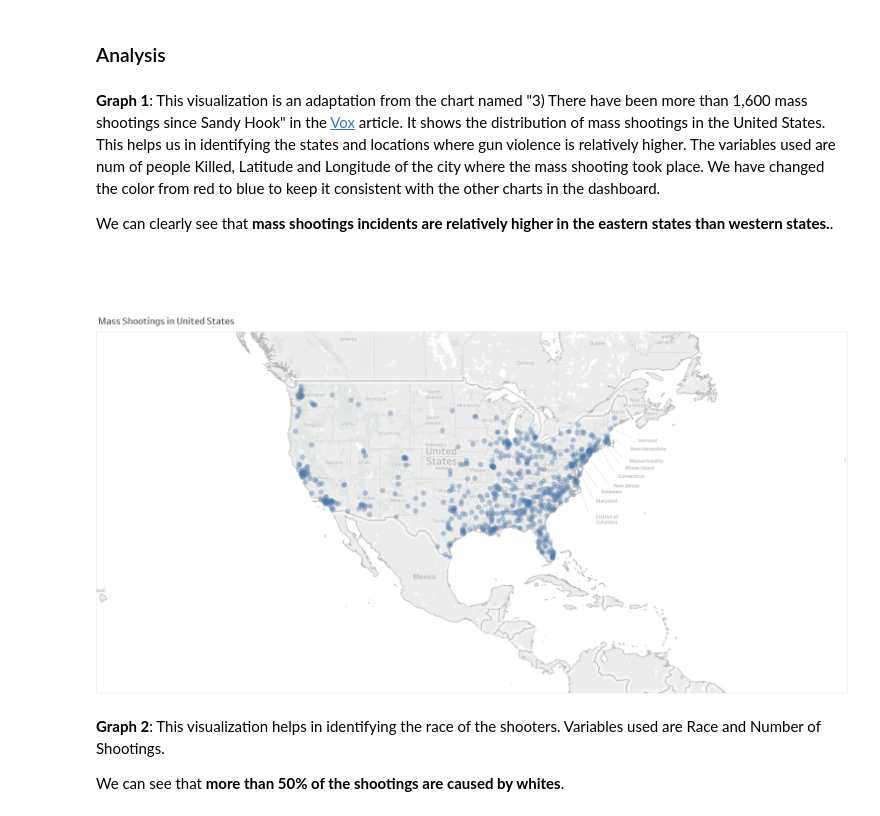
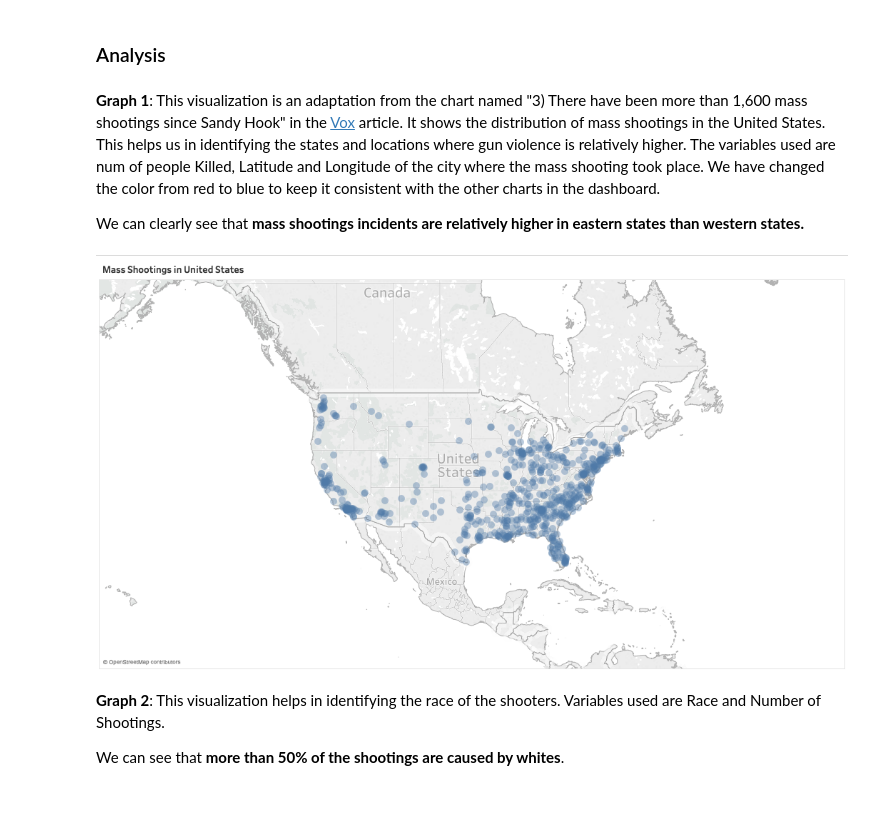
Before and after one commit to pragyansharma24/Gun-Violence-in-United-States, a Jupyter notebook: Gun_Violence_in_the_United_States_First_Version.ipynb, the cells around one changed output. Saved outputs shown, nothing was run; the diff lists cells and outputs as text; code cells hidden in the pictures.

```diff
--- a/Gun_Violence_in_the_United_States_First_Version.ipynb
+++ b/Gun_Violence_in_the_United_States_First_Version.ipynb
@@ -394,11 +390,11 @@ mass_shooting_data.groupby('Year')['num_Killed'].sum()\
 # %% [markdown]
 **Graph 1**: This visualization is an adaptation from the chart named "3) There have been more than 1,600 mass shootings since Sandy Hook" in the [Vox](https://www.vox.com/policy-and-politics/2017/10/2/16399418/us-gun-violence-statistics-maps-charts) article. It shows the distribution of mass shootings in the United States. This helps us in identifying the states and locations where gun violence is relatively higher. The variables used are num of people Killed, Latitude and Longitude of the city where the mass shooting took place. We have changed the color from red to blue to keep it consistent with the other charts in the dashboard.
 
-We can clearly see that <b> mass shootings incidents are relatively higher in the eastern states than western states.</b>.
+We can clearly see that <b> mass shootings incidents are relatively higher in eastern states than western states.</b>
 # %%
-Image('https://raw.githubusercontent.com/pragyansharma24/Gun-Violence-in-United-States/master/Images/mass_shoot_state.png', height = 500)
+Image('https://raw.githubusercontent.com/pragyansharma24/Gun-Violence-in-United-States/master/Images/2_MassShootings.png', width = 900)
 # %% [output]
-[figure, old version]
+[figure, new version]
 # %% [markdown]
 **Graph 2**: This visualization helps in identifying the race of the shooters. Variables used are Race and Number of Shootings.
 
```
Also changed, not shown: parts of 42 cells of this notebook.
